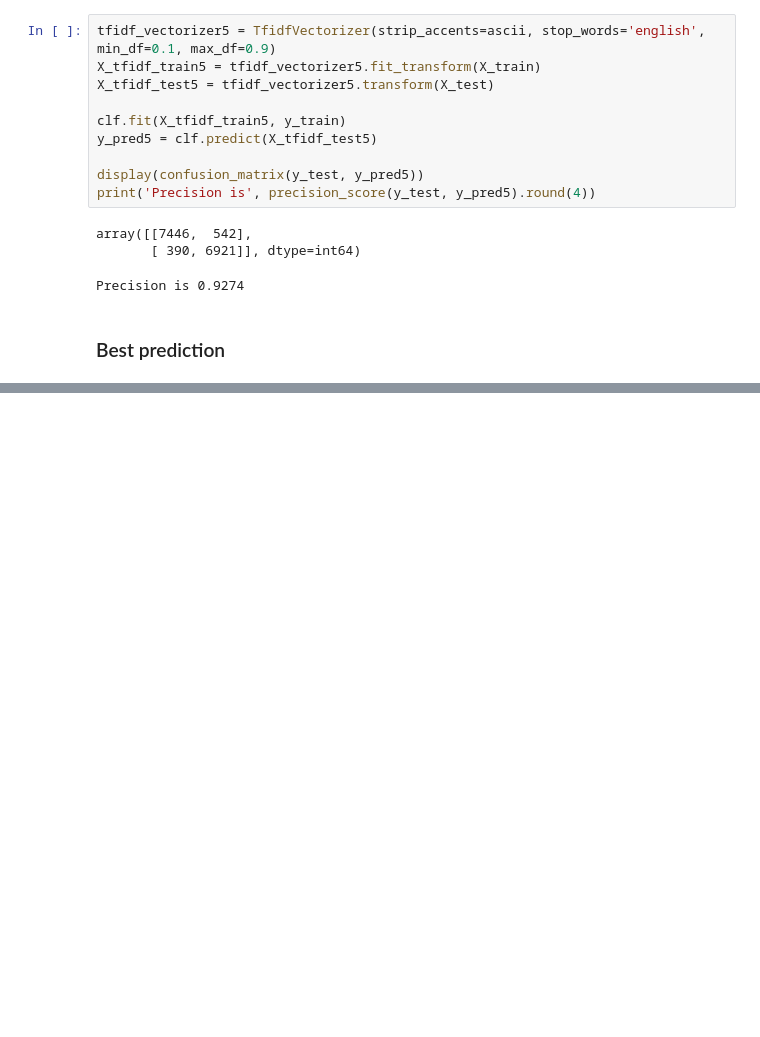
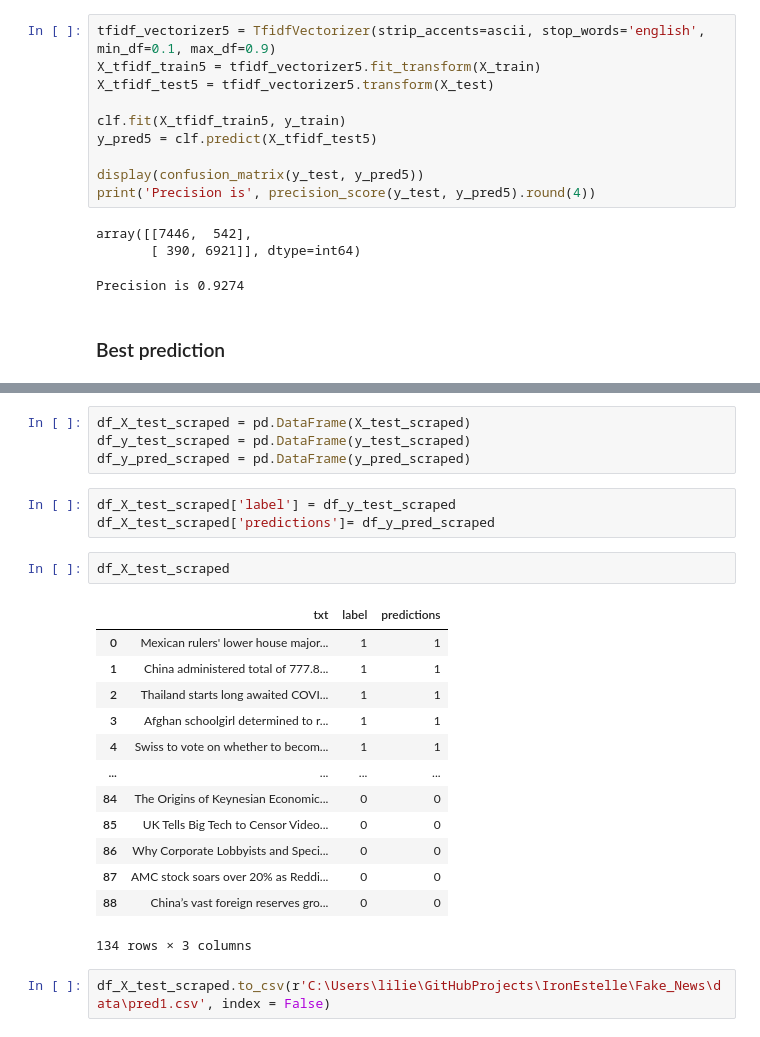
Before and after one commit to chrisvinhston/Fake_News, a Jupyter notebook: nlp_tfidf_classification.ipynb, the cells around one changed output, grey strips where cells are left out. Drawn from its saved outputs; the diff is of its cells as text; blank space fills up the shorter version.

```diff
--- a/nlp_tfidf_classification.ipynb
+++ b/nlp_tfidf_classification.ipynb
@@ -549,0 +629,25 @@ compare_models()
+# %%
+df_X_test_scraped = pd.DataFrame(X_test_scraped)
+df_y_test_scraped = pd.DataFrame(y_test_scraped)
+df_y_pred_scraped = pd.DataFrame(y_pred_scraped)
+# %%
+df_X_test_scraped['label'] = df_y_test_scraped
+df_X_test_scraped['predictions']= df_y_pred_scraped
+# %%
+df_X_test_scraped
+# %% [output]
+|  | txt | label | predictions |
+| 0 | Mexican rulers' lower house major... | 1 | 1 |
+| 1 | China administered total of 777.8... | 1 | 1 |
+| 2 | Thailand starts long awaited COVI... | 1 | 1 |
+| 3 | Afghan schoolgirl determined to r... | 1 | 1 |
+| 4 | Swiss to vote on whether to becom... | 1 | 1 |
+| ... | ... | ... | ... |
+| 84 | The Origins of Keynesian Economic... | 0 | 0 |
+| 85 | UK Tells Big Tech to Censor Video... | 0 | 0 |
+| 86 | Why Corporate Lobbyists and Speci... | 0 | 0 |
+| 87 | AMC stock soars over 20% as Reddi... | 0 | 0 |
+| 88 | China’s vast foreign reserves gro... | 0 | 0 |
+134 rows × 3 columns
+# %%
+df_X_test_scraped.to_csv(r'C:\Users\lilie\GitHubProjects\IronEstelle\Fake_News\data\pred1.csv', index = False)
```
Also changed, not shown: parts of 47 cells of this notebook, 5 other files.
